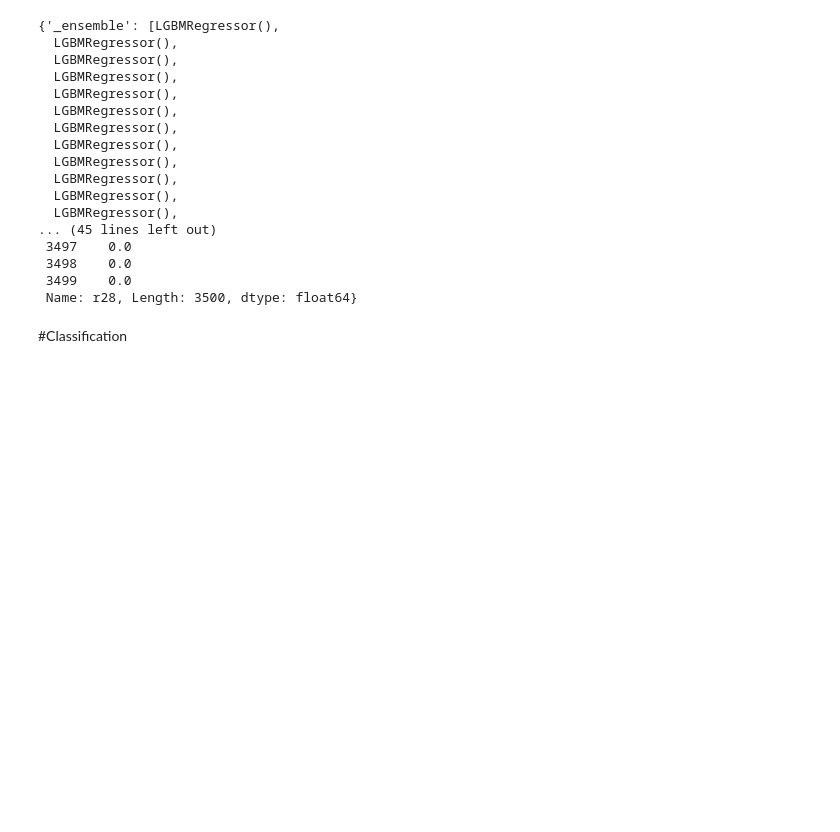
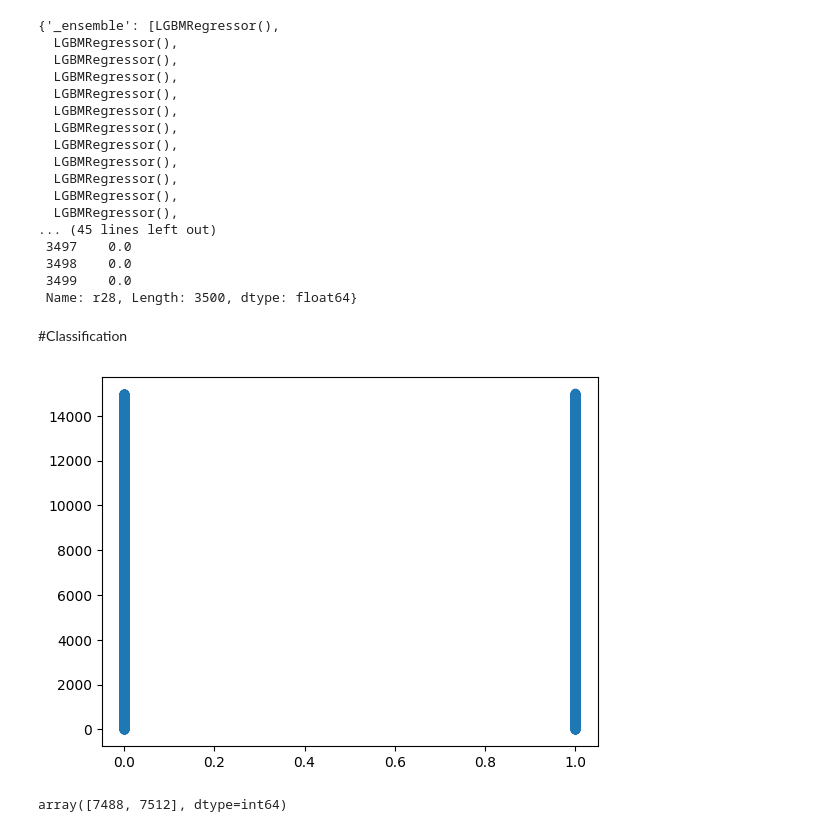
Before and after one commit to Agnij-Moitra/variational-gradient-boosting, a Jupyter notebook: benchmarks.ipynb, the cells around one changed output. Saved outputs shown, nothing was run; the diff lists cells and outputs as text; code cells hidden in the pictures; blank space fills up the shorter version.

```diff
--- a/benchmarks.ipynb
+++ b/benchmarks.ipynb
@@ -1155,4 +1155,9 @@ clf = VGBClassifier()
 from sklearn.datasets import make_classification
 # %%
 X, y = make_classification(n_samples=15000)
+# %%
+import matplotlib.pyplot as plt
+plt.scatter(y, [i for i in range(len(y))]);
+# %% [output]
+[figure, added]
 # %%
@@ -1161,3 +1167,8 @@ X_train, X_val, y_train, y_val = train_test_split(
 )
+# %%
+import numpy as np
+np.bincount(y)
+# %% [output]
+array([7488, 7512], dtype=int64)
 # %%
 _ = clf.fit(X_train, y_train)
```
Also changed, not shown: parts of 5 cells of this notebook, 2 other files.
